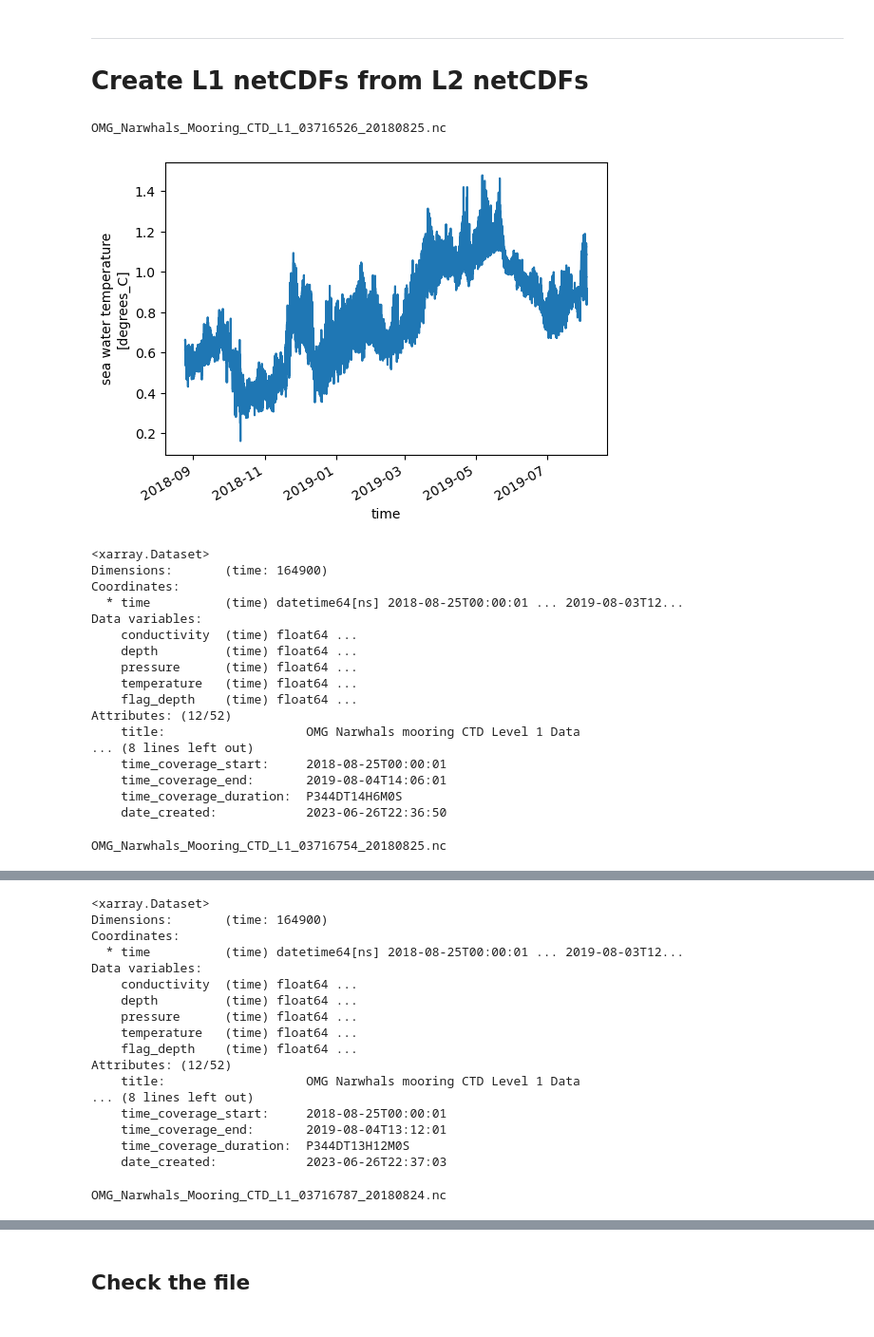
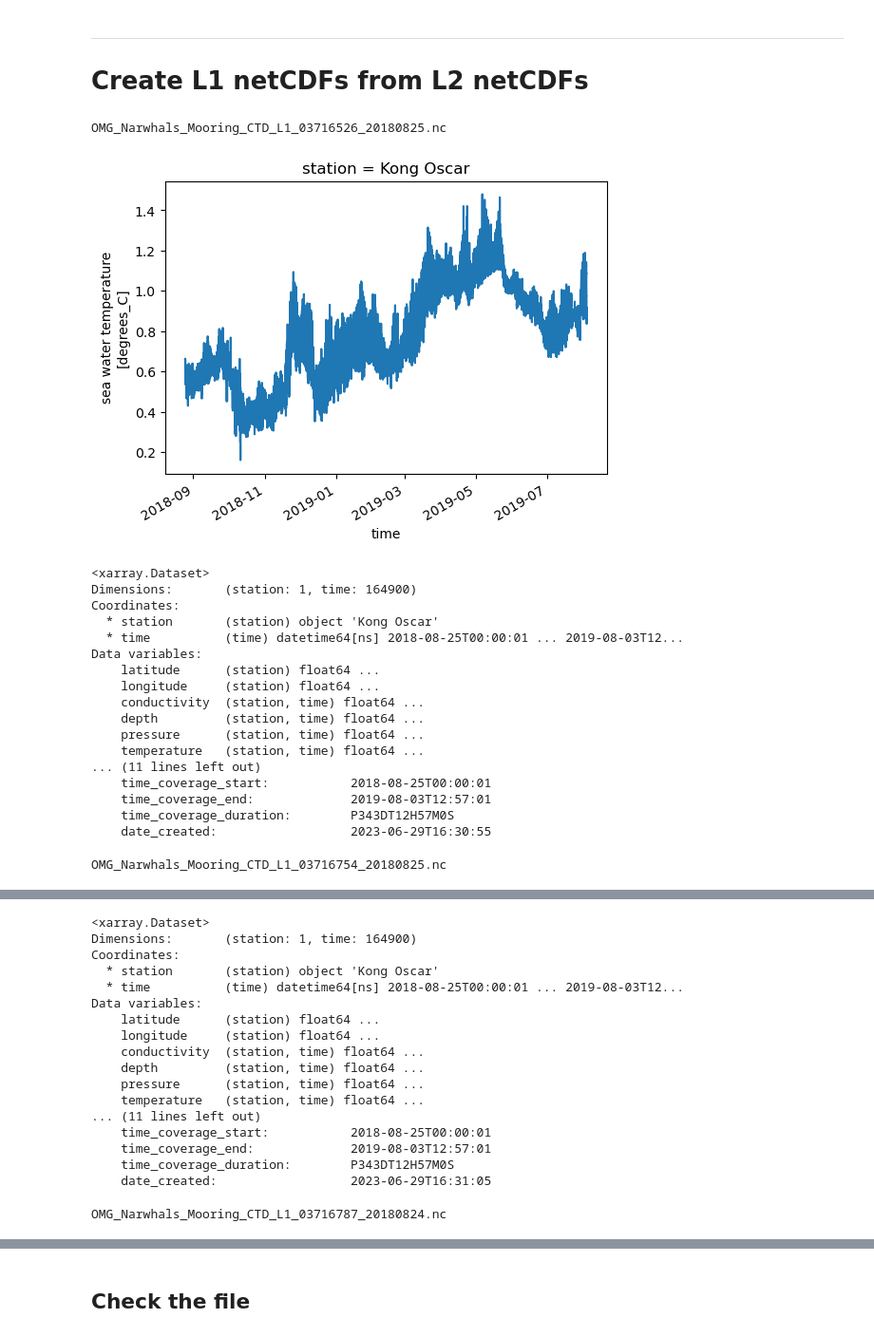
Before and after one commit to mjzahn/OMG_Narwhals_hydrography-manuscript, a Jupyter notebook: 01_data-cleaning/02_create-netcdf-OMG-Narwhals-sbe37-L1_L2.ipynb, the cells around one changed output, grey strips where cells are left out. Shown at 95% size. Saved outputs shown, nothing was run; the diff lists cells and outputs as text; code cells hidden in the pictures.

Commit message:
exported new netcdfs for ctd and temp logger data

```diff
--- a/01_data-cleaning/02_create-netcdf-OMG-Narwhals-sbe37-L1_L2.ipynb
+++ b/01_data-cleaning/02_create-netcdf-OMG-Narwhals-sbe37-L1_L2.ipynb
@@ -261,9 +261,9 @@ for year in years:
         # plot trimmed data with flagged points in red
         plt.figure(figsize = [6,4])
         mooring_ds_truncated.isel(station=0).depth.plot.line('o', linewidth=0.5, markersize=2, zorder=3, label='CTD observations')
-        # plt.scatter(mooring_ds_truncated.time.values[np.where(mooring_ds_truncated.flag_depth == 1)], \
-        #             mooring_ds_truncated.depth.values[np.where(mooring_ds_truncated.flag_depth == 1)], \
-        #             s=3, color='r', zorder=4, label='depth_flag')
+        plt.scatter(mooring_ds_truncated.isel(station=0).time.values[np.where(mooring_ds_truncated.isel(station=0).flag_depth == 1)], \
+                    mooring_ds_truncated.isel(station=0).depth.values[np.where(mooring_ds_truncated.isel(station=0).flag_depth == 1)], \
+                    s=3, color='r', zorder=4, label='depth_flag')
         plt.grid(linewidth=0.5)
         plt.gca().invert_yaxis()
         plt.legend()
@@ -487,51 +452,51 @@ for year in years:
         print(netcdf_filename)
 
         # read in L2 netCDF file
         sbe37data = xr.open_dataset(file)
         sbe37data.close()
         # remove derived variables: salinity, density, and potential temperature
         sbe37data_L1 = sbe37data.drop(labels = ['salinity', 'density', 'potential_temperature'])
         sbe37data_L1
 
         ## change global attributes for L1 dataset
-        sbe37data_L1.attrs['title'] = 'OMG Narwhals mooring CTD Level 1 Data'
-        sbe37data_L1.attrs['summary'] = 'This dataset contains conductivity, temperature, pressure, and depth measurements from a CTD instrument that was attached to an ocean mooring. This dataset was collected by the Oceans Melting Greenland (OMG) Narwhals program that will provide subannual hydrographic variability measurements in three northwest Greenland fjords. Between July 2018 to July 2020, three bottom-mounted moorings with a suite of instrumentation were deployed year-round in three glacial fjord sites in Melville Bay, West Greenland: Sverdrup Glacier, Kong Oscar Glacier, and Fisher Islands/Rink Glacier. Examination of water properties at these sites will demonstrate the presence and potential seasonality of warm, salty Atlantic Water intrusion into these marine-terminating glaciers. Additonally, during summer cruises where moorings were deployed and/or recovered, a CTD was lowered into the water to obtain full water column profiles at various locations near the glacier fronts and offshore.'
+        sbe37data_L1.attrs['title'] = 'OMG Narwhals Moored CTD Level 1 Data'
+        sbe37data_L1.attrs['summary'] = 'This dataset contains conductivity, temperature, and pressure measurements from a CTD instrument attached to an ocean mooring. This dataset was collected by the Oceans Melting Greenland (OMG) Narwhals program that provides two years of oceanographic measurements from Melville Bay, northwest Greenland. Between August 2018 to August 2020, three bottom-mounted moorings with a suite of instrumentation were deployed in front of three glaciers: Sverdrup Glacier, Kong Oscar Glacier, and Rink Glacier.'
         sbe37data_L1.attrs['keywords'] = 'Conductivity, Water Depth, Water Temperature'
         sbe37data_L1.attrs['id'] = 'OMG_Narwhals_Mooring_CTD_L1'
         sbe37data_L1.attrs['uuid'] = uuid
         sbe37data_L1.attrs['filename'] = netcdf_filename
         sbe37data_L1.attrs['processing_level'] = 'L1'
 
         ## sanity plot
         plt.figure(figsize = [6,4])
         sbe37data_L1.temperature.plot(label = filename)
         plt.show()
 
         with xr.set_options(display_style="html"):
             display(sbe37data_L1)
 
         ## save xarray dataset object as netcdf
         netcdf_filename = Path(netcdf_filename)
         sbe37data_L1.to_netcdf(output_dir / netcdf_filename)
         sbe37data_L1.close()
 # %% [output]
 OMG_Narwhals_Mooring_CTD_L1_03716526_20180825.nc
-[figure, old version]
+[figure, new version]
 <xarray.Dataset>
-Dimensions:       (time: 164900)
+Dimensions:       (station: 1, time: 164900)
 Coordinates:
+  * station       (station) object 'Kong Oscar'
   * time          (time) datetime64[ns] 2018-08-25T00:00:01 ... 2019-08-03T12...
 Data variables:
-    conductivity  (time) float64 ...
-    depth         (time) float64 ...
-    pressure      (time) float64 ...
-    temperature   (time) float64 ...
-    flag_depth    (time) float64 ...
-Attributes: (12/52)
-    title:                   OMG Narwhals mooring CTD Level 1 Data
-... (8 lines left out)
-    time_coverage_start:     2018-08-25T00:00:01
-    time_coverage_end:       2019-08-04T14:06:01
-    time_coverage_duration:  P344DT14H6M0S
-    date_created:            2023-06-26T22:36:50
+    latitude      (station) float64 ...
+    longitude     (station) float64 ...
+    conductivity  (station, time) float64 ...
+    depth         (station, time) float64 ...
+    pressure      (station, time) float64 ...
+    temperature   (station, time) float64 ...
+... (11 lines left out)
+    time_coverage_start:           2018-08-25T00:00:01
+    time_coverage_end:             2019-08-03T12:57:01
+    time_coverage_duration:        P343DT12H57M0S
+    date_created:                  2023-06-29T16:30:55
 OMG_Narwhals_Mooring_CTD_L1_03716754_20180825.nc
@@ -539,18 +504,18 @@ OMG_Narwhals_Mooring_CTD_L1_03716754_20180825.nc
 <xarray.Dataset>
-Dimensions:       (time: 164900)
+Dimensions:       (station: 1, time: 164900)
 Coordinates:
+  * station       (station) object 'Kong Oscar'
   * time          (time) datetime64[ns] 2018-08-25T00:00:01 ... 2019-08-03T12...
 Data variables:
-    conductivity  (time) float64 ...
-    depth         (time) float64 ...
-    pressure      (time) float64 ...
-    temperature   (time) float64 ...
-    flag_depth    (time) float64 ...
-Attributes: (12/52)
-    title:                   OMG Narwhals mooring CTD Level 1 Data
-... (8 lines left out)
-    time_coverage_start:     2018-08-25T00:00:01
-    time_coverage_end:       2019-08-04T13:12:01
-    time_coverage_duration:  P344DT13H12M0S
-    date_created:            2023-06-26T22:37:03
+    latitude      (station) float64 ...
+    longitude     (station) float64 ...
+    conductivity  (station, time) float64 ...
+    depth         (station, time) float64 ...
+    pressure      (station, time) float64 ...
+    temperature   (station, time) float64 ...
+... (11 lines left out)
+    time_coverage_start:           2018-08-25T00:00:01
+    time_coverage_end:             2019-08-03T12:57:01
+    time_coverage_duration:        P343DT12H57M0S
+    date_created:                  2023-06-29T16:31:05
 OMG_Narwhals_Mooring_CTD_L1_03716787_20180824.nc
```
Also changed, not shown: parts of 13 cells of this notebook, 4 other files.
